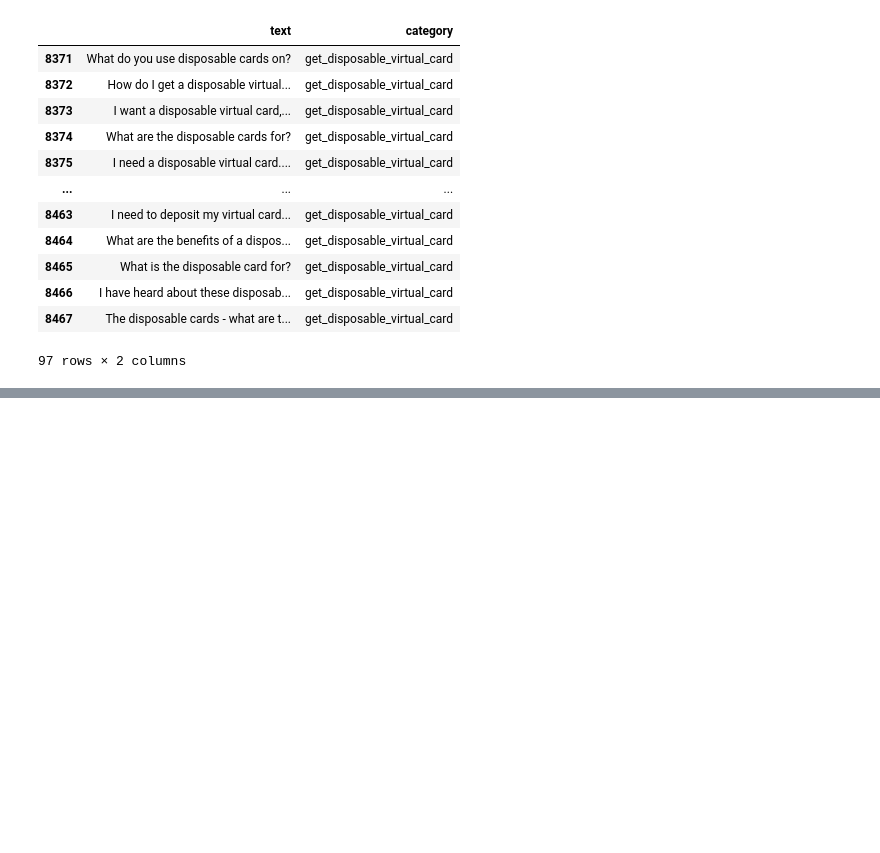
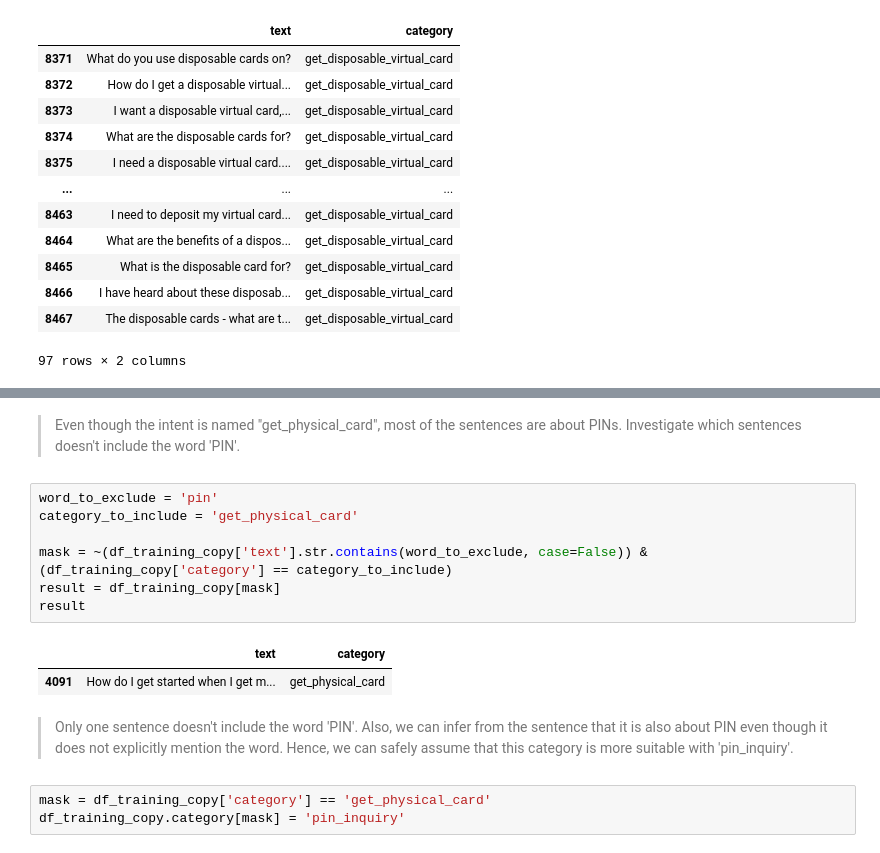
Before and after one commit to sjung-stat/Customer-Support-Chat-Intent-Classification, a Jupyter notebook: Data Preprocessing.ipynb, the cells around one changed output, grey strips where cells are left out. Saved outputs shown, nothing was run; the diff lists cells and outputs as text; blank space fills up the shorter version.

```diff
--- a/Data Preprocessing.ipynb
+++ b/Data Preprocessing.ipynb
@@ -438,0 +472,17 @@ result
+# %% [markdown]
+> Even though the intent is named "get_physical_card", most of the sentences are about PINs. Investigate which sentences doesn't include the word 'PIN'.
+# %%
+word_to_exclude = 'pin'
+category_to_include = 'get_physical_card'
+
+mask = ~(df_training_copy['text'].str.contains(word_to_exclude, case=False)) & (df_training_copy['category'] == category_to_include)
+result = df_training_copy[mask]
+result
+# %% [output]
+|  | text | category |
+| 4091 | How do I get started when I get m... | get_physical_card |
+# %% [markdown]
+> Only one sentence doesn't include the word 'PIN'. Also, we can infer from the sentence that it is also about PIN even though it does not explicitly mention the word. Hence, we can safely assume that this category is more suitable with 'pin_inquiry'.
+# %%
+mask = df_training_copy['category'] == 'get_physical_card'
+df_training_copy.category[mask] = 'pin_inquiry'
```
Also changed, not shown: parts of 4 cells of this notebook.
